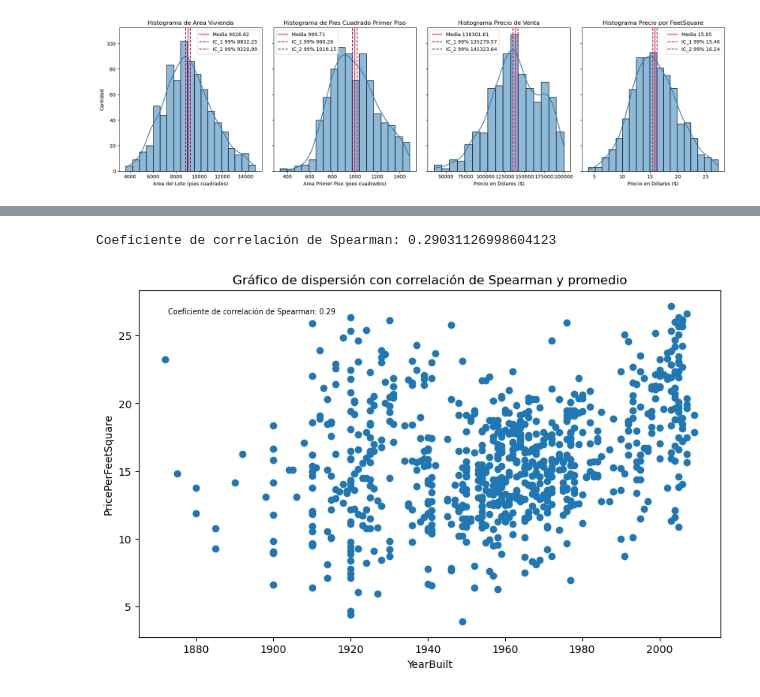
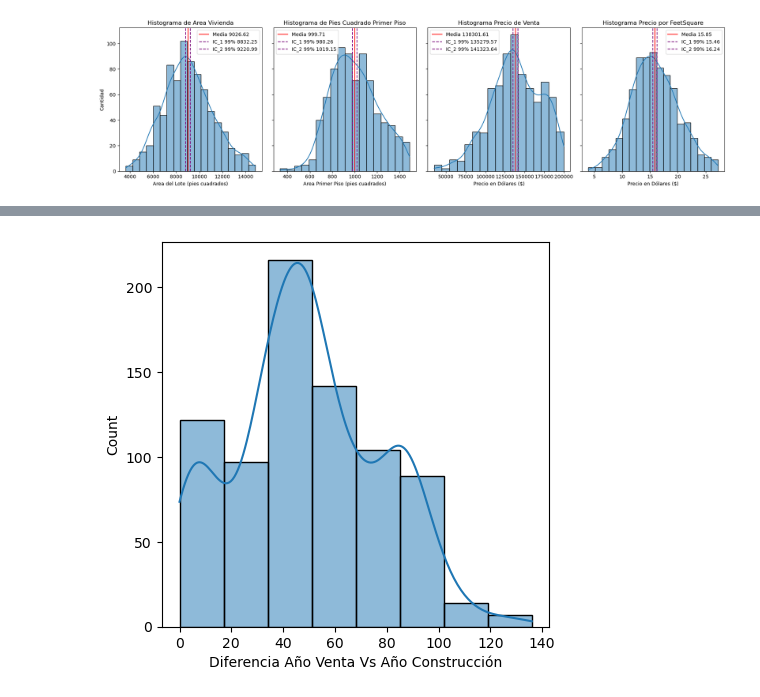
Before and after one commit to fidebravo/Modulo4, a Jupyter notebook: ABpro4_Ide.ipynb, the cells around one changed output, grey strips where cells are left out. Saved outputs shown, nothing was run; the diff lists cells and outputs as text; code cells hidden in the pictures.

```diff
--- a/ABpro4_Ide.ipynb
+++ b/ABpro4_Ide.ipynb
@@ -368,3 +326,0 @@ plt.show()
-# %%
-df_super_elegido['YrSaleBuilt'] = df_super_elegido['YrSold'] - df_super_elegido['YearBuilt']
-df_super_elegido
@@ -394,25 +327,9 @@ plt.show()
-# %%
-fig, ax = plt.subplots(figsize=(10,6))
-
-x = df_super_elegido['YearBuilt']
-y = df_super_elegido['PricePerFeetSquare']
-mean_y = y.mean()  # Calculamos el promedio de y
-
-corr_spearman = x.corr(y, method='spearman')
-
-
-print(f"Coeficiente de correlación de Spearman: {corr_spearman}")
-
-ax.scatter(x, y)
-ax.text(0.05, 0.95, f'Coeficiente de correlación de Spearman: {corr_spearman:.2f}',
-        transform=ax.transAxes, fontsize=7, verticalalignment='top')
-
-
-# Títulos y etiquetas
-ax.set_xlabel('YearBuilt')
-ax.set_ylabel('PricePerFeetSquare')
-ax.set_title('Gráfico de dispersión con correlación de Spearman y promedio')
-plt.show()
-# %% [output]
-Coeficiente de correlación de Spearman: 0.29031126998604123
-[figure, removed]
+# %%
+df_super_elegido['Diferencia Año Venta Vs Año Construcción'] = df_super_elegido['YrSold'] - df_super_elegido['YearBuilt']
+
+plt.figure(figsize=(5, 5))
+sns.histplot(data=df_super_elegido, x=df_super_elegido['Diferencia Año Venta Vs Año Construcción'], bins=8, kde=True)
+
+plt.show()
+# %% [output]
+[figure, added]
```
Also changed, not shown: parts of 10 cells of this notebook.
